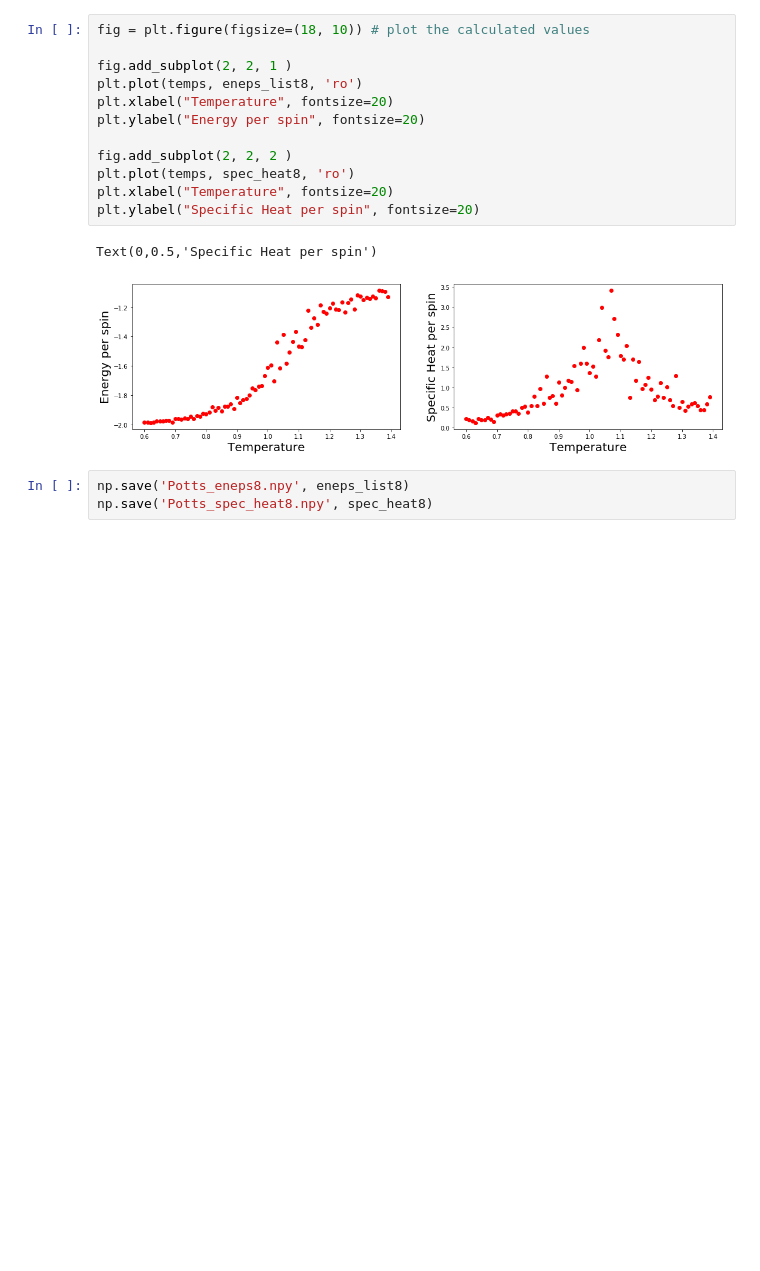
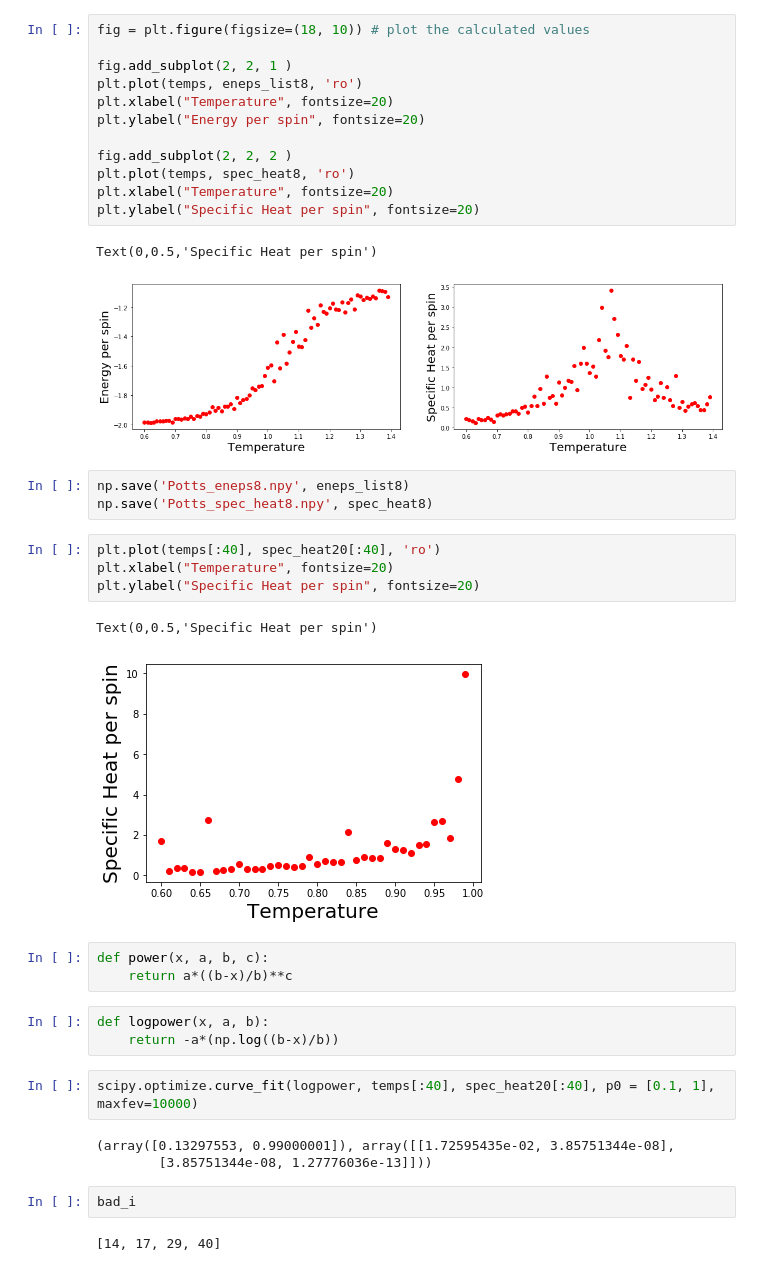
Before and after one commit to kaitshin/PHYSICS113-final-project, a Jupyter notebook: Potts.ipynb, the cells around one changed output. Cells and saved outputs as stored; diff of their text form; blank space fills up the shorter version.

Commit message:
obtained some values for the critical temp and critical exponents of the q=3 Potts model

```diff
--- a/Potts.ipynb
+++ b/Potts.ipynb
@@ -645,3 +645,25 @@ Text(0,0.5,'Specific Heat per spin')
 # %%
 np.save('Potts_eneps8.npy', eneps_list8)
 np.save('Potts_spec_heat8.npy', spec_heat8)
+# %%
+plt.plot(temps[:40], spec_heat20[:40], 'ro')
+plt.xlabel("Temperature", fontsize=20)
+plt.ylabel("Specific Heat per spin", fontsize=20)
+# %% [output]
+Text(0,0.5,'Specific Heat per spin')
+[figure, added]
+# %%
+def power(x, a, b, c):
+    return a*((b-x)/b)**c
+# %%
+def logpower(x, a, b):
+    return -a*(np.log((b-x)/b))
+# %%
+scipy.optimize.curve_fit(logpower, temps[:40], spec_heat20[:40], p0 = [0.1, 1], maxfev=10000)
+# %% [output]
+(array([0.13297553, 0.99000001]), array([[1.72595435e-02, 3.85751344e-08],
+        [3.85751344e-08, 1.27776036e-13]]))
+# %%
+bad_i
+# %% [output]
+[14, 17, 29, 40]
```
Also changed, not shown: parts of 8 cells of this notebook.
